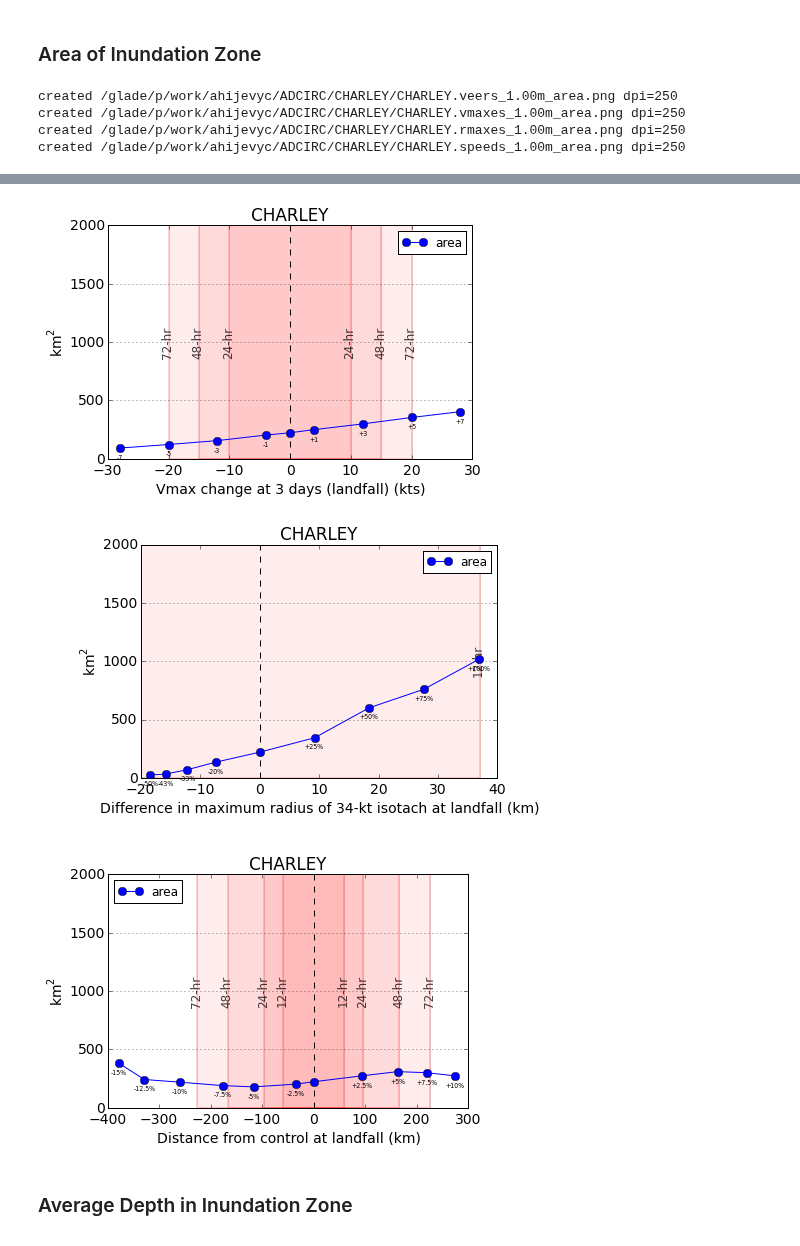
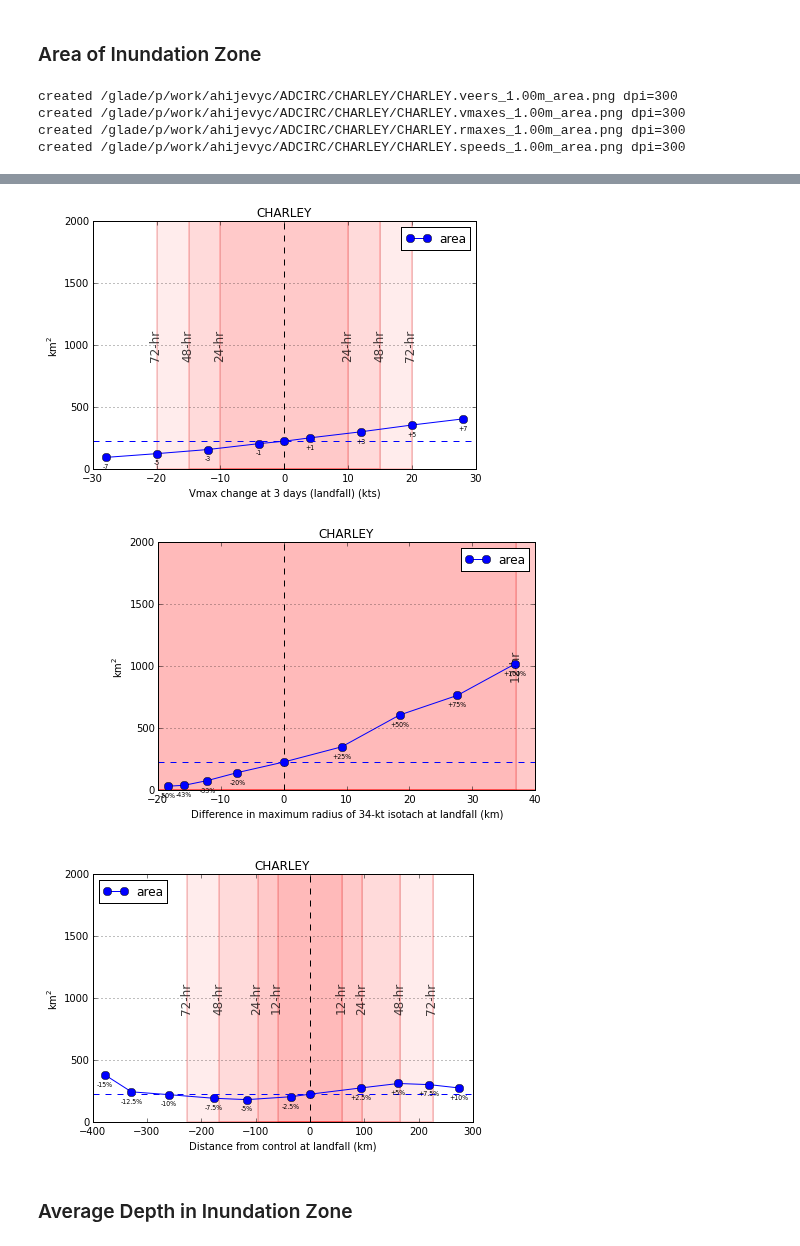
Before and after one commit to ahijevyc/ADCIRC, a Jupyter notebook: CHARLEY.ipynb, the cells around one changed output, grey strips where cells are left out. Cells and saved outputs as stored; diff of their text form; code cells hidden in the pictures.

Commit message:
Added horizontal line (dashed) at y-value of control run.

```diff
--- a/CHARLEY.ipynb
+++ b/CHARLEY.ipynb
@@ -273,11 +291,14 @@ def forecast_err_boxes(ax, perturbation):
     rights = np.interp(fhrboxes, fhr, radii)
     for box, left, right in zip(fhrboxes, lefts, rights):
         junk = forecast_err_box(left, right, '%d-hr' % box, axes=ax)
-        if left <= np.min(perturbation.xticks) and right >= np.max(perturbation.xticks):
-            break
 
 def zeroLine(ax):
+    #set_trace()
     ax.axvline(x=0, linestyle='dashed', color='black', zorder=1)
+    for line in ax.get_lines():
+        i0, = np.where(line.get_xdata() == 0)
+        if i0:
+            ax.axhline(y=line.get_ydata()[i0], linestyle='dashed', color=line.get_color())
 # %% [markdown]
 ### Compare Control to NOAA Stations (IKE only)
 # %%
@@ -578,5 +598,5 @@ for perturbation in [veers, vmaxes, rmaxes, speeds]:
 
     # put legend to the right of the current axis
     plt.legend(loc='center left', bbox_to_anchor=(1,0.5), title=perturbation.name, ncol=2, fontsize=11)
-    status = mysavfig(perturbation.storm.basedir+perturbation.storm.name+'.'+perturbation.name+'_'+perturbation.Ithresh+'_timeseries.png',dpi=250)
+    status = mysavfig(perturbation.storm.basedir+perturbation.storm.name+'.'+perturbation.name+'_'+perturbation.Ithresh+'_timeseries.png',dpi=300)
 # %% [output]
@@ -652,5 +672,5 @@ for perturbation in [veers, vmaxes, rmaxes, speeds]:
 
     m = map_points(ax[1], meshlon[imaxs], meshlat[imaxs], marker='o', color=line.get_color())
     ax[1].set_title('Locations of Max. Water Level for\n'+perturbation.xlabel)
-    status = mysavfig(perturbation.storm.basedir+perturbation.storm.name+'.'+perturbation.name+'_maxele.png',dpi=250)
+    status = mysavfig(perturbation.storm.basedir+perturbation.storm.name+'.'+perturbation.name+'_maxele.png',dpi=300)
 # %% [output]
@@ -688,5 +708,5 @@ for perturbation in [veers, vmaxes, rmaxes, speeds]:
     forecast_err_boxes(ax, perturbation)
 
 
-    status = mysavfig(perturbation.storm.basedir+perturbation.storm.name+'.'+perturbation.name+'_'+perturbation.Ithresh+'_length_scale.png',dpi=250)
+    status = mysavfig(perturbation.storm.basedir+perturbation.storm.name+'.'+perturbation.name+'_'+perturbation.Ithresh+'_length_scale.png',dpi=300)
 # %% [output]
@@ -721,9 +741,9 @@ for perturbation in [veers, vmaxes, rmaxes, speeds]:
     zeroLine(ax)
     forecast_err_boxes(ax, perturbation)
 
-    status = mysavfig(perturbation.storm.basedir+perturbation.storm.name+'.'+perturbation.name+'_'+perturbation.Ithresh+'_area.png',dpi=250)
+    status = mysavfig(perturbation.storm.basedir+perturbation.storm.name+'.'+perturbation.name+'_'+perturbation.Ithresh+'_area.png',dpi=300)
 # %% [output]
-created /glade/p/work/ahijevyc/ADCIRC/CHARLEY/CHARLEY.veers_1.00m_area.png dpi=250
-created /glade/p/work/ahijevyc/ADCIRC/CHARLEY/CHARLEY.vmaxes_1.00m_area.png dpi=250
-created /glade/p/work/ahijevyc/ADCIRC/CHARLEY/CHARLEY.rmaxes_1.00m_area.png dpi=250
-created /glade/p/work/ahijevyc/ADCIRC/CHARLEY/CHARLEY.speeds_1.00m_area.png dpi=250
+created /glade/p/work/ahijevyc/ADCIRC/CHARLEY/CHARLEY.veers_1.00m_area.png dpi=300
+created /glade/p/work/ahijevyc/ADCIRC/CHARLEY/CHARLEY.vmaxes_1.00m_area.png dpi=300
+created /glade/p/work/ahijevyc/ADCIRC/CHARLEY/CHARLEY.rmaxes_1.00m_area.png dpi=300
+created /glade/p/work/ahijevyc/ADCIRC/CHARLEY/CHARLEY.speeds_1.00m_area.png dpi=300
@@ -731,6 +751,6 @@ created /glade/p/work/ahijevyc/ADCIRC/CHARLEY/CHARLEY.speeds_1.00m_area.png dpi=
-[figure, old version]
+[figure, new version]
-[figure, old version]
+[figure, new version]
-[figure, old version]
+[figure, new version]
 # %% [markdown]
 ### Average Depth in Inundation Zone
 # %%
```
Also changed, not shown: parts of 14 cells of this notebook.
